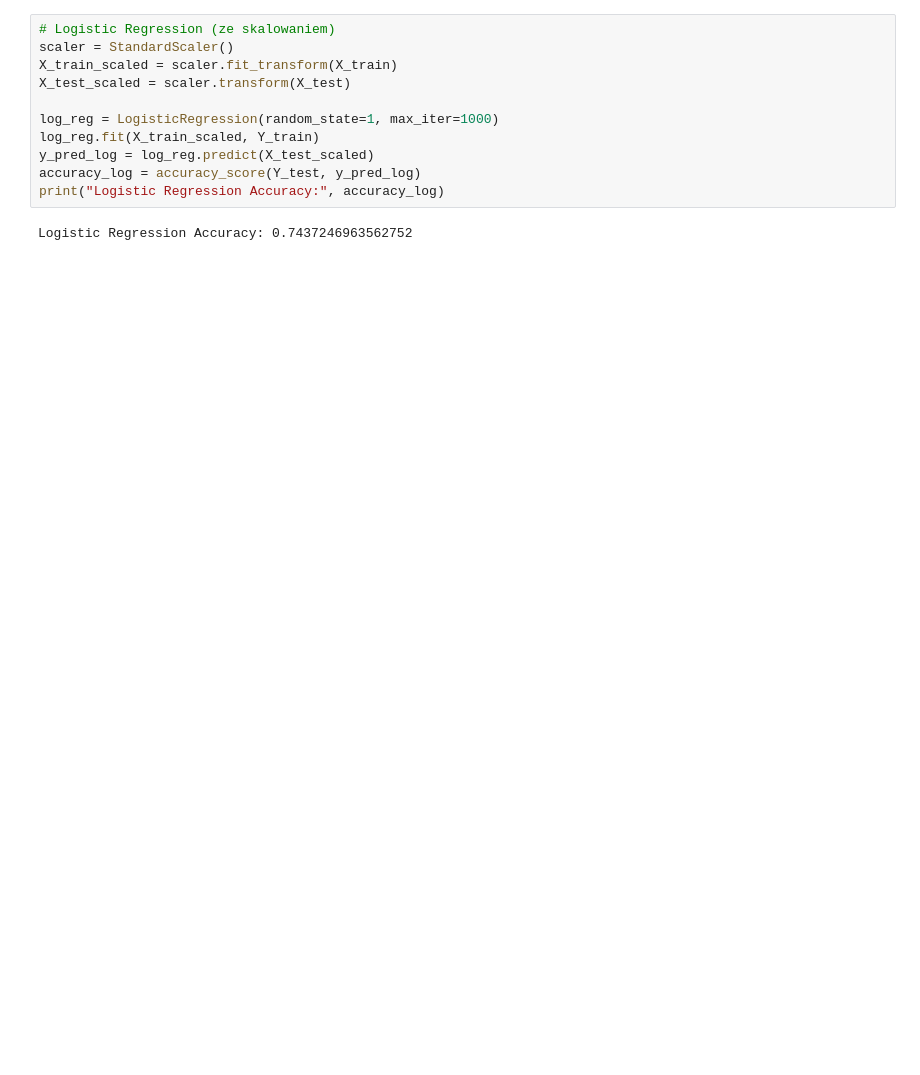
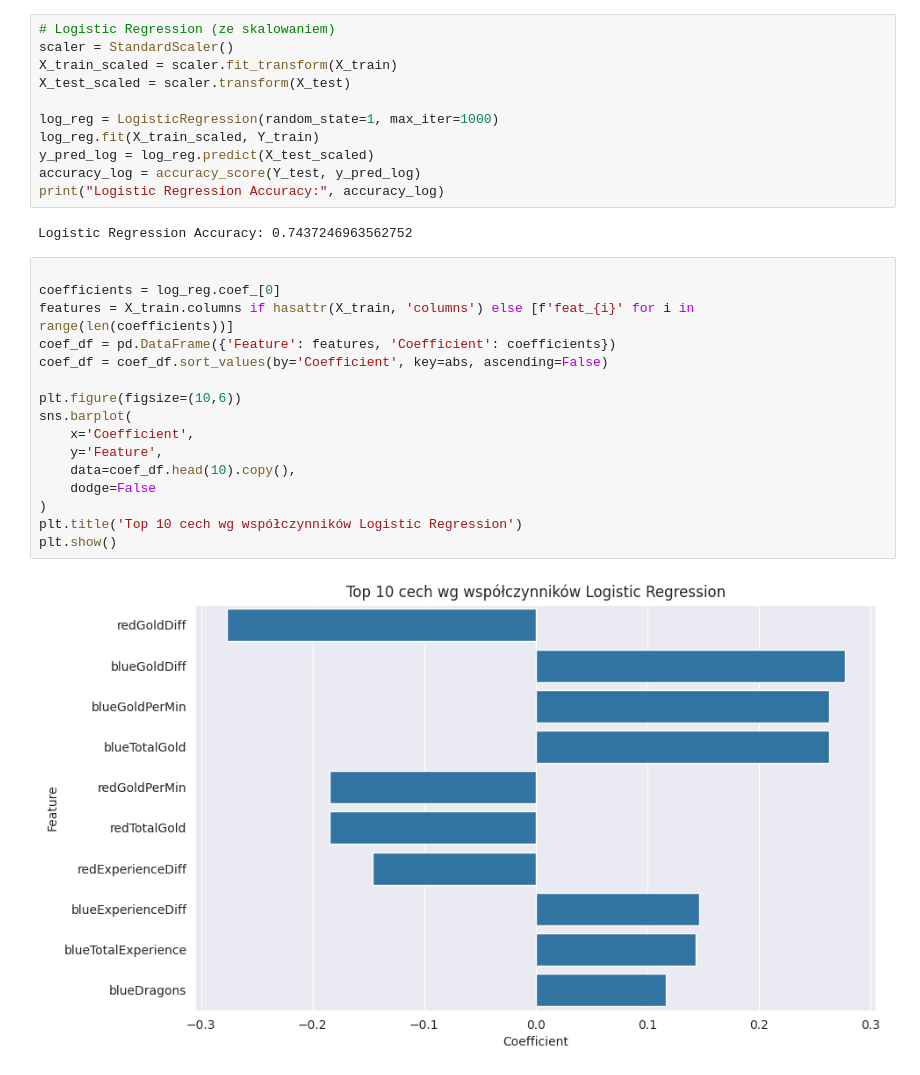
Before and after one commit to stfen/lol-data-analysis, a Jupyter notebook: model.ipynb, the cells around one changed output. Drawn from its saved outputs; the diff is of its cells as text; blank space fills up the shorter version.

```diff
--- a/model.ipynb
+++ b/model.ipynb
@@ -247,3 +329,21 @@ accuracy_log = accuracy_score(Y_test, y_pred_log)
 print("Logistic Regression Accuracy:", accuracy_log)
 # %% [output]
 Logistic Regression Accuracy: 0.7437246963562752
+# %%
+
+coefficients = log_reg.coef_[0]
+features = X_train.columns if hasattr(X_train, 'columns') else [f'feat_{i}' for i in range(len(coefficients))]
+coef_df = pd.DataFrame({'Feature': features, 'Coefficient': coefficients})
+coef_df = coef_df.sort_values(by='Coefficient', key=abs, ascending=False)
+
+plt.figure(figsize=(10,6))
+sns.barplot(
+    x='Coefficient',
+    y='Feature',
+    data=coef_df.head(10).copy(),
+    dodge=False
+)
+plt.title('Top 10 cech wg współczynników Logistic Regression')
+plt.show()
+# %% [output]
+[figure, added]
```
Also changed, not shown: parts of 7 cells of this notebook.
